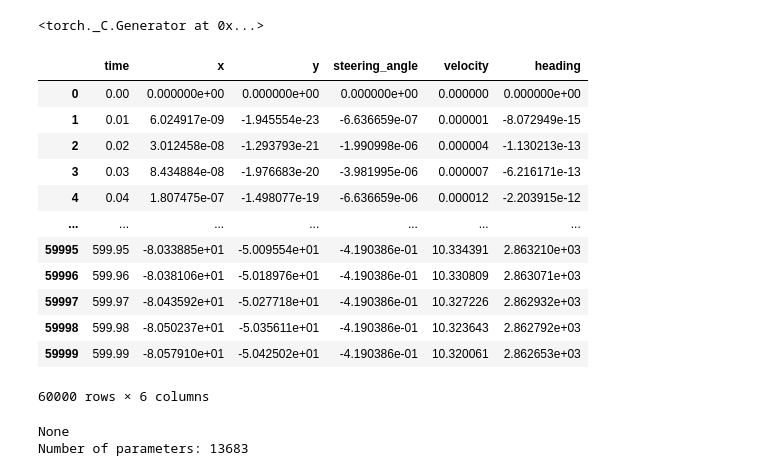
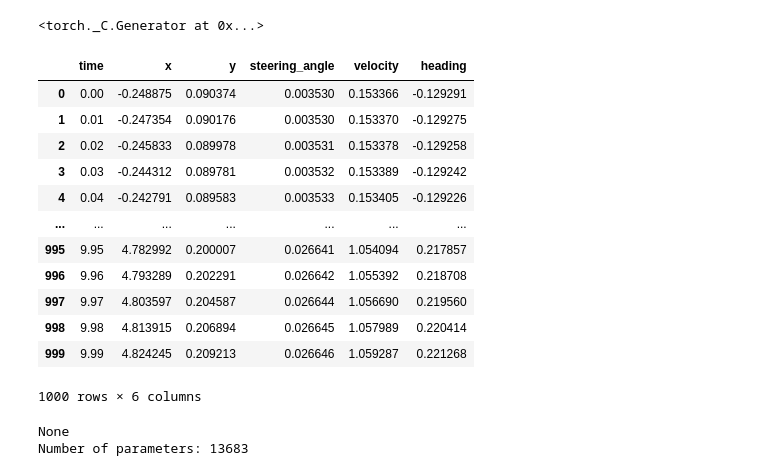
Before and after one commit to cjb873/VehicleDynamicsSINDy, a Jupyter notebook: code/PySINDy.ipynb, the cells around one changed output. Drawn from its saved outputs; the diff is of its cells as text; code cells hidden in the pictures.

```diff
--- a/code/PySINDy.ipynb
+++ b/code/PySINDy.ipynb
@@ -109,30 +146,30 @@ torch.manual_seed(0)
 # %% [output]
 <torch._C.Generator at 0x...>
 # %%
-n_obs = 60000
+n_obs = 1000
 
 train_X = obs[2][:n_obs]
 test_X = obs[1][:n_obs]
 dev_X = obs[0][:n_obs]
 
 
 train_U = inputs[2][:n_obs]
 test_U = inputs[1][:n_obs]
 dev_U = inputs[0][:n_obs]
 train_X
 # %% [output]
 |  | time | x | y | steering_angle | velocity | heading |
-| 0 | 0.00 | 0.000000e+00 | 0.000000e+00 | 0.000000e+00 | 0.000000 | 0.000000e+00 |
-| 1 | 0.01 | 6.024917e-09 | -1.945554e-23 | -6.636659e-07 | 0.000001 | -8.072949e-15 |
-| 2 | 0.02 | 3.012458e-08 | -1.293793e-21 | -1.990998e-06 | 0.000004 | -1.130213e-13 |
-| 3 | 0.03 | 8.434884e-08 | -1.976683e-20 | -3.981995e-06 | 0.000007 | -6.216171e-13 |
-| 4 | 0.04 | 1.807475e-07 | -1.498077e-19 | -6.636659e-06 | 0.000012 | -2.203915e-12 |
+| 0 | 0.00 | -0.248875 | 0.090374 | 0.003530 | 0.153366 | -0.129291 |
+| 1 | 0.01 | -0.247354 | 0.090176 | 0.003530 | 0.153370 | -0.129275 |
+| 2 | 0.02 | -0.245833 | 0.089978 | 0.003531 | 0.153378 | -0.129258 |
+| 3 | 0.03 | -0.244312 | 0.089781 | 0.003532 | 0.153389 | -0.129242 |
+| 4 | 0.04 | -0.242791 | 0.089583 | 0.003533 | 0.153405 | -0.129226 |
 | ... | ... | ... | ... | ... | ... | ... |
-| 59995 | 599.95 | -8.033885e+01 | -5.009554e+01 | -4.190386e-01 | 10.334391 | 2.863210e+03 |
-| 59996 | 599.96 | -8.038106e+01 | -5.018976e+01 | -4.190386e-01 | 10.330809 | 2.863071e+03 |
-| 59997 | 599.97 | -8.043592e+01 | -5.027718e+01 | -4.190386e-01 | 10.327226 | 2.862932e+03 |
-| 59998 | 599.98 | -8.050237e+01 | -5.035611e+01 | -4.190386e-01 | 10.323643 | 2.862792e+03 |
-| 59999 | 599.99 | -8.057910e+01 | -5.042502e+01 | -4.190386e-01 | 10.320061 | 2.862653e+03 |
+| 995 | 9.95 | 4.782992 | 0.200007 | 0.026641 | 1.054094 | 0.217857 |
+| 996 | 9.96 | 4.793289 | 0.202291 | 0.026642 | 1.055392 | 0.218708 |
+| 997 | 9.97 | 4.803597 | 0.204587 | 0.026644 | 1.056690 | 0.219560 |
+| 998 | 9.98 | 4.813915 | 0.206894 | 0.026645 | 1.057989 | 0.220414 |
+| 999 | 9.99 | 4.824245 | 0.209213 | 0.026646 | 1.059287 | 0.221268 |
-60000 rows × 6 columns
+1000 rows × 6 columns
 # %%
 def normalize(x):
```
Also changed, not shown: parts of 29 cells of this notebook, 12 other files.
